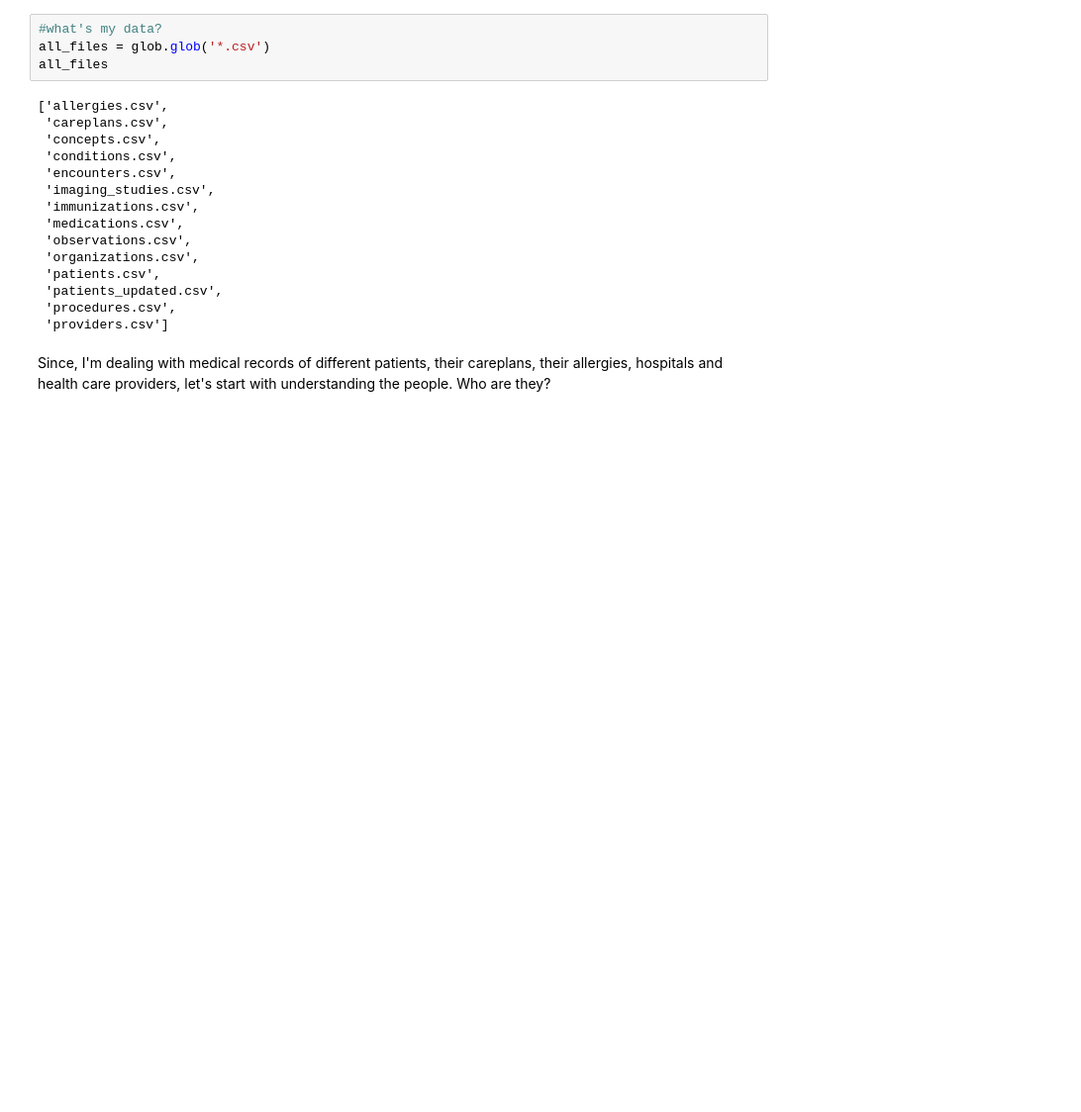
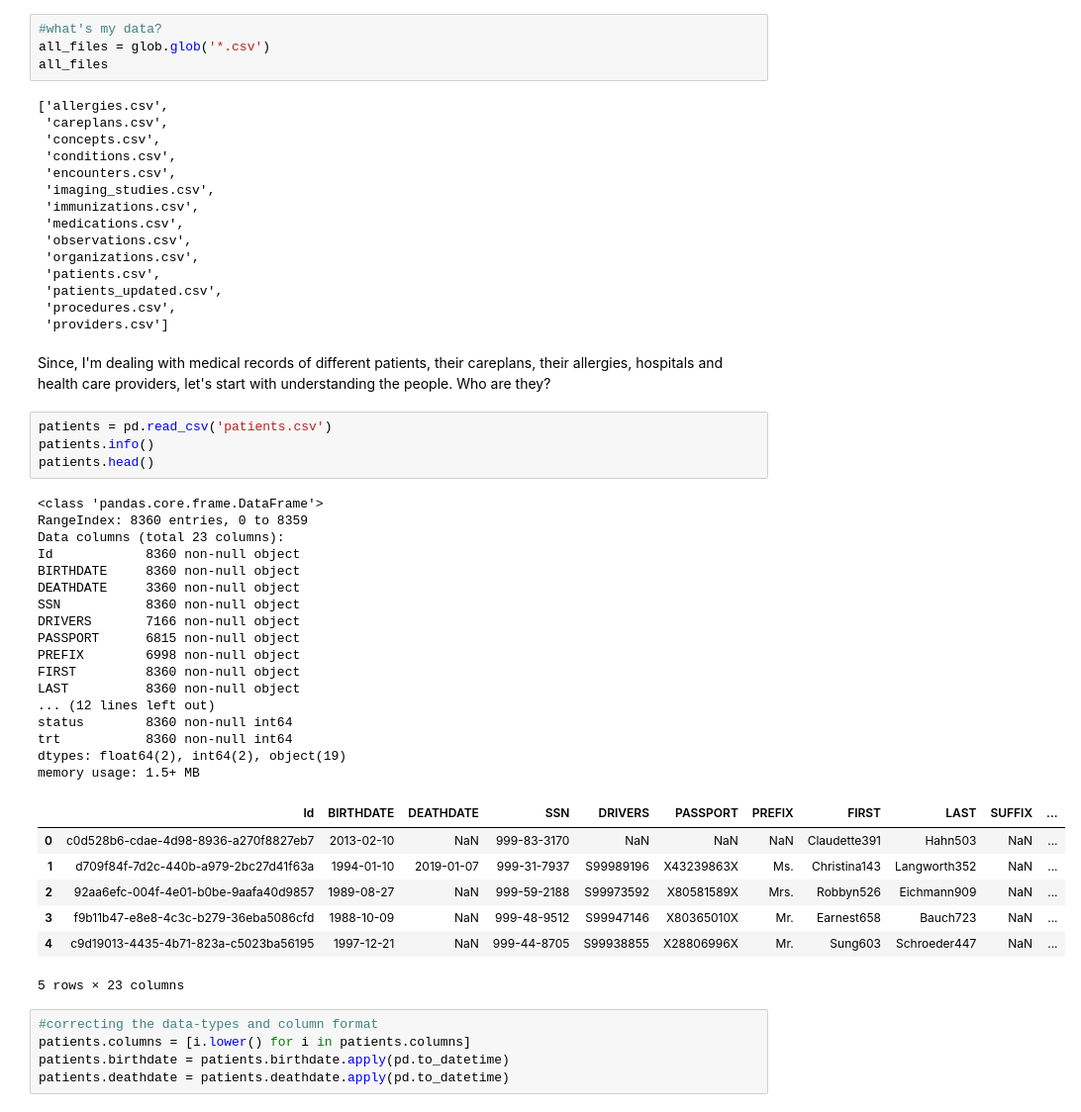
Before and after one commit to pareshg18/picnicHealth-healthcare-analysis, a Jupyter notebook: patient-analysis.ipynb, the cells around one changed output. Shown: that part at 99% size. Drawn from its saved outputs; the diff is of its cells as text; blank space fills up the shorter version.

```diff
--- a/patient-analysis.ipynb
+++ b/patient-analysis.ipynb
@@ -31,3 +31,37 @@ all_files
  'providers.csv']
 # %% [markdown]
 Since, I'm dealing with medical records of different patients, their careplans, their allergies, hospitals and health care providers, let's start with understanding the people. Who are they?
+# %%
+patients = pd.read_csv('patients.csv')
+patients.info()
+patients.head()
+# %% [output]
+<class 'pandas.core.frame.DataFrame'>
+RangeIndex: 8360 entries, 0 to 8359
+Data columns (total 23 columns):
+Id            8360 non-null object
+BIRTHDATE     8360 non-null object
+DEATHDATE     3360 non-null object
+SSN           8360 non-null object
+DRIVERS       7166 non-null object
+PASSPORT      6815 non-null object
+PREFIX        6998 non-null object
+FIRST         8360 non-null object
+LAST          8360 non-null object
+... (12 lines left out)
+status        8360 non-null int64
+trt           8360 non-null int64
+dtypes: float64(2), int64(2), object(19)
+memory usage: 1.5+ MB
+|  | Id | BIRTHDATE | DEATHDATE | SSN | DRIVERS | PASSPORT | PREFIX | FIRST | LAST | SUFFIX | ... |
+| 0 | c0d528b6-cdae-4d98-8936-a270f8827eb7 | 2013-02-10 | NaN | 999-83-3170 | NaN | NaN | NaN | Claudette391 | Hahn503 | NaN | ... |
+| 1 | d709f84f-7d2c-440b-a979-2bc27d41f63a | 1994-01-10 | 2019-01-07 | 999-31-7937 | S99989196 | X43239863X | Ms. | Christina143 | Langworth352 | NaN | ... |
+| 2 | 92aa6efc-004f-4e01-b0be-9aafa40d9857 | 1989-08-27 | NaN | 999-59-2188 | S99973592 | X80581589X | Mrs. | Robbyn526 | Eichmann909 | NaN | ... |
+| 3 | f9b11b47-e8e8-4c3c-b279-36eba5086cfd | 1988-10-09 | NaN | 999-48-9512 | S99947146 | X80365010X | Mr. | Earnest658 | Bauch723 | NaN | ... |
+| 4 | c9d19013-4435-4b71-823a-c5023ba56195 | 1997-12-21 | NaN | 999-44-8705 | S99938855 | X28806996X | Mr. | Sung603 | Schroeder447 | NaN | ... |
+5 rows × 23 columns
+# %%
+#correcting the data-types and column format
+patients.columns = [i.lower() for i in patients.columns]
+patients.birthdate = patients.birthdate.apply(pd.to_datetime)
+patients.deathdate = patients.deathdate.apply(pd.to_datetime)
```
Also changed, not shown: parts of 23 cells of this notebook.
